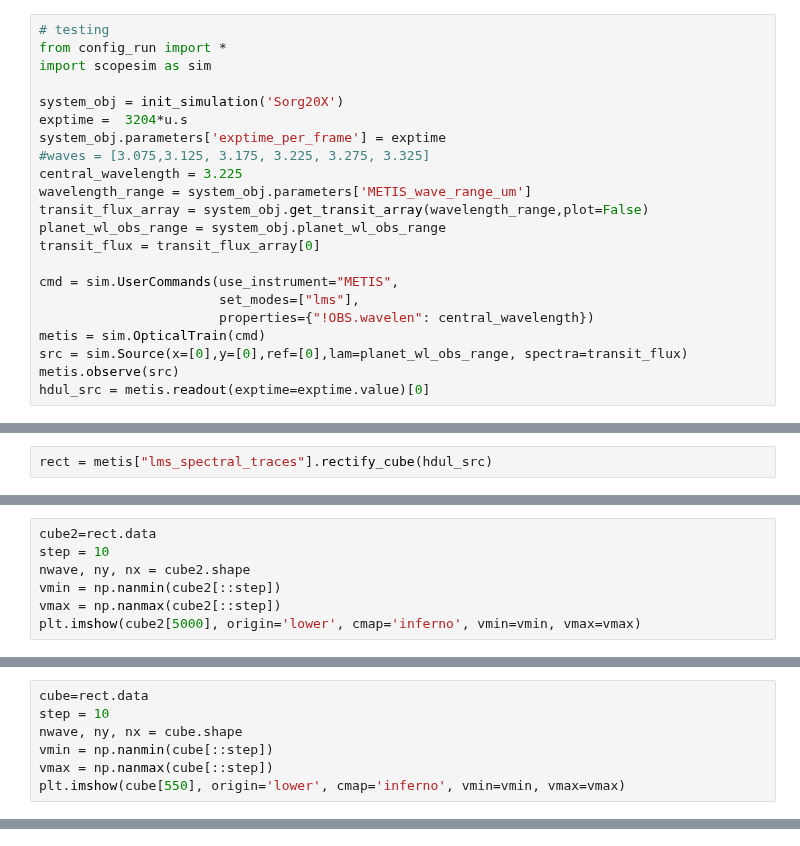
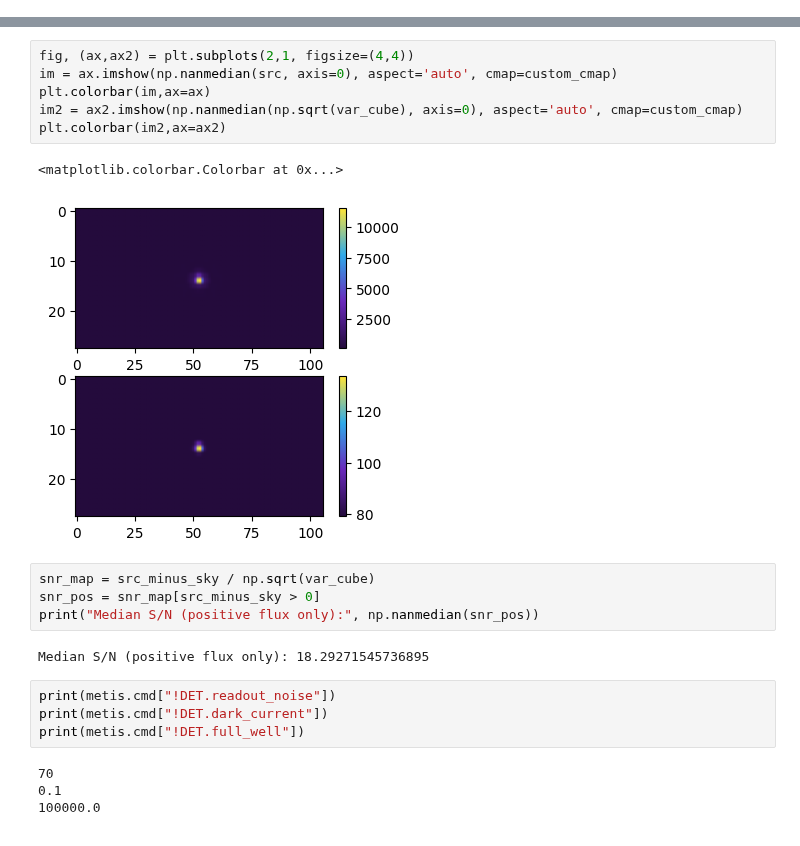
Before and after one commit to NatalieGrasser/METIS_transmission, a Jupyter notebook: METIS_transmission/debugging.ipynb, the cells around one changed output, grey strips where cells are left out. Saved outputs shown, nothing was run; the diff lists cells and outputs as text.

```diff
--- a/METIS_transmission/debugging.ipynb
+++ b/METIS_transmission/debugging.ipynb
@@ -123,22 +521,0 @@ plt.imshow(transit_flux_array.value,aspect='auto')
-# %%
-# testing
-from config_run import *
-import scopesim as sim
-
-system_obj = init_simulation('Sorg20X')
-exptime =  3204*u.s
-system_obj.parameters['exptime_per_frame'] = exptime
-#waves = [3.075,3.125, 3.175, 3.225, 3.275, 3.325]
-central_wavelength = 3.225
-wavelength_range = system_obj.parameters['METIS_wave_range_um']
-transit_flux_array = system_obj.get_transit_array(wavelength_range,plot=False)
-planet_wl_obs_range = system_obj.planet_wl_obs_range
-transit_flux = transit_flux_array[0]
-
-cmd = sim.UserCommands(use_instrument="METIS",
-                       set_modes=["lms"],
-                       properties={"!OBS.wavelen": central_wavelength})
-metis = sim.OpticalTrain(cmd)
-src = sim.Source(x=[0],y=[0],ref=[0],lam=planet_wl_obs_range, spectra=transit_flux)
-metis.observe(src)
-hdul_src = metis.readout(exptime=exptime.value)[0]
@@ -179,2 +521,0 @@ astar.scopesim.effects.electronic - Total exposure time: 3204.000 s
-# %%
-rect = metis["lms_spectral_traces"].rectify_cube(hdul_src)
@@ -199,7 +521,0 @@ astar.scopesim.effects.spectral_trace_list_utils -    Bin width 1e-05 um
-# %%
-cube2=rect.data
-step = 10
-nwave, ny, nx = cube2.shape
-vmin = np.nanmin(cube2[::step])
-vmax = np.nanmax(cube2[::step])
-plt.imshow(cube2[5000], origin='lower', cmap='inferno', vmin=vmin, vmax=vmax)
@@ -209,7 +521,0 @@ plt.imshow(cube2[5000], origin='lower', cmap='inferno', vmin=vmin, vmax=vmax)
-# %%
-cube=rect.data
-step = 10
-nwave, ny, nx = cube.shape
-vmin = np.nanmin(cube[::step])
-vmax = np.nanmax(cube[::step])
-plt.imshow(cube[550], origin='lower', cmap='inferno', vmin=vmin, vmax=vmax)
@@ -222,0 +598,23 @@ plt.imshow(cube[550], origin='lower', cmap='inferno', vmin=vmin, vmax=vmax)
+# %%
+fig, (ax,ax2) = plt.subplots(2,1, figsize=(4,4))
+im = ax.imshow(np.nanmedian(src, axis=0), aspect='auto', cmap=custom_cmap)
+plt.colorbar(im,ax=ax)
+im2 = ax2.imshow(np.nanmedian(np.sqrt(var_cube), axis=0), aspect='auto', cmap=custom_cmap)
+plt.colorbar(im2,ax=ax2)
+# %% [output]
+<matplotlib.colorbar.Colorbar at 0x...>
+[figure, added]
+# %%
+snr_map = src_minus_sky / np.sqrt(var_cube)
+snr_pos = snr_map[src_minus_sky > 0]
+print("Median S/N (positive flux only):", np.nanmedian(snr_pos))
+# %% [output]
+Median S/N (positive flux only): 18.29271545736895
+# %%
+print(metis.cmd["!DET.readout_noise"])
+print(metis.cmd["!DET.dark_current"])
+print(metis.cmd["!DET.full_well"])
+# %% [output]
+70
+0.1
+100000.0
```
Also changed, not shown: parts of 21 cells of this notebook, 10 other files.
